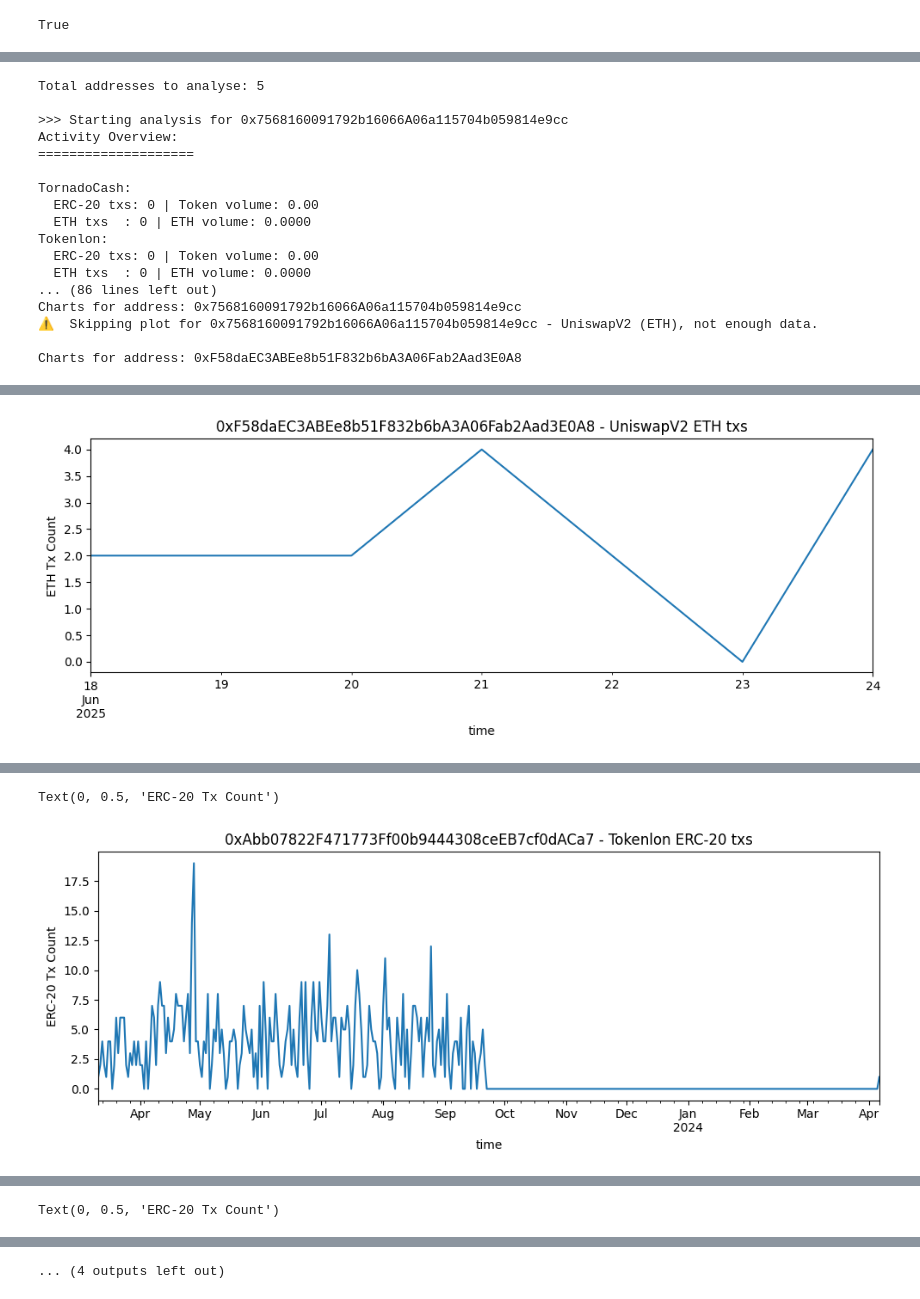
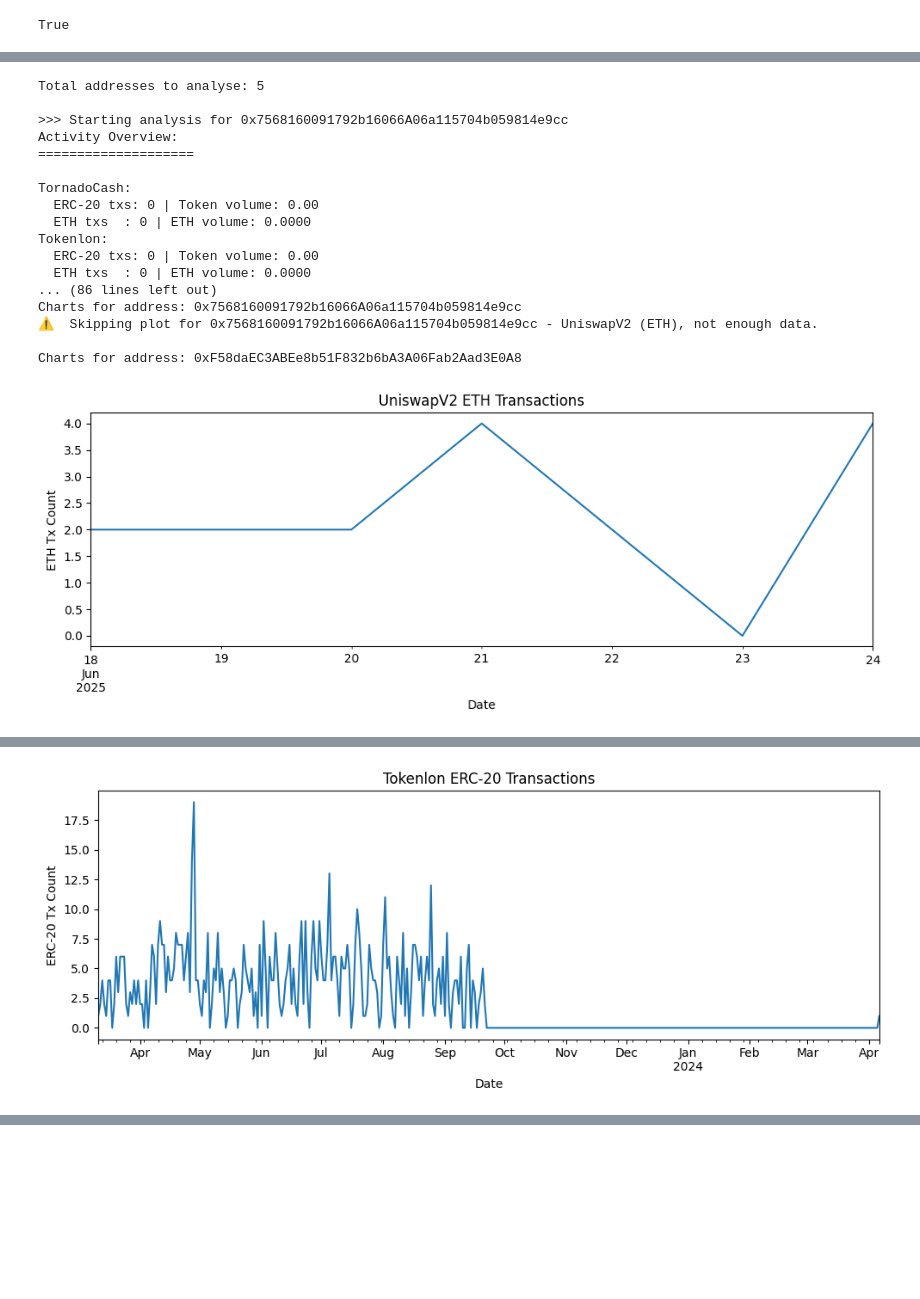
Before and after one commit to InsightsByIvy/Analysing-Scam-Patterns-in-Ethereum-Transactions, a Jupyter notebook: Notebooks/Mock_Analysis/multi_address_analysis.ipynb, the cells around one changed output, grey strips where cells are left out. Drawn from its saved outputs; the diff is of its cells as text; code cells hidden in the pictures; blank space fills up the shorter version.

```diff
--- a/Notebooks/Mock_Analysis/multi_address_analysis.ipynb
+++ b/Notebooks/Mock_Analysis/multi_address_analysis.ipynb
@@ -155,44 +190,55 @@ for addr in addresses:
         sys.stdout.flush()
 
 # Group plots by address
 charts_by_address = defaultdict(list)
 for tx_type, name, addr, df in all_plots:
     charts_by_address[addr].append((tx_type, name, df))
 
 # Plotting
-for addr, charts in charts_by_address.items():
-    print(f"\nCharts for address: {addr}")
-    sys.stdout.flush()
-    for tx_type, service, df in charts:
-        resampled = df.set_index('time').resample('D').size()
+def plot_charts(charts_by_address):
+    for addr, charts in charts_by_address.items():
+        print(f"\nCharts for address: {addr}")
+        sys.stdout.flush()
 
-        if len(resampled) < 2:
-            print(f"⚠️  Skipping plot for {addr} - {service} ({tx_type}), not enough data.")
-            sys.stdout.flush()
-            continue
+        for tx_type, service, df in charts:
+            resampled = df.set_index('time').resample('D').size()
 
-        fig, ax = plt.subplots(figsize=(10, 4))
-        resampled.plot(ax=ax, title=f"{addr} - {service} {tx_type} txs")
-        ax.set_ylabel(f"{tx_type} Tx Count")
-        fig.tight_layout()
-        plt.show()
+            if len(resampled) < 2:
+                print(f"⚠️  Skipping plot for {addr} - {service} ({tx_type}), not enough data.")
+                sys.stdout.flush()
+                continue
+
+            fig, ax = plt.subplots(figsize=(10, 4))
+            resampled.plot(ax=ax)
+            ax.set_title(f"{service} {tx_type} Transactions")
+            ax.set_ylabel(f"{tx_type} Tx Count")
+            ax.set_xlabel("Date")
+            fig.tight_layout()
+            plt.show()
+
+            # suppress object output
+            plt.close(fig)
+
+plot_charts(charts_by_address)
+
 
 print("\n=== All analyses and charts completed ===")
 # %% [output]
 Total addresses to analyse: 5
 
 >>> Starting analysis for 0x7568160091792b16066A06a115704b059814e9cc
 Activity Overview:
 ====================
 
 TornadoCash:
   ERC-20 txs: 0 | Token volume: 0.00
   ETH txs  : 0 | ETH volume: 0.0000
 Tokenlon:
   ERC-20 txs: 0 | Token volume: 0.00
   ETH txs  : 0 | ETH volume: 0.0000
 ... (86 lines left out)
 Charts for address: 0x7568160091792b16066A06a115704b059814e9cc
 ⚠️  Skipping plot for 0x7568160091792b16066A06a115704b059814e9cc - UniswapV2 (ETH), not enough data.
 
 Charts for address: 0xF58daEC3ABEe8b51F832b6bA3A06Fab2Aad3E0A8
+[figure, new version]
@@ -199,0 +246 @@ Charts for address: 0xF58daEC3ABEe8b51F832b6bA3A06Fab2Aad3E0A8
+[figure, new version]
@@ -201 +247,0 @@ Text(0, 0.5, 'ETH Tx Count')
-[figure, old version]
@@ -204,2 +250,0 @@ Charts for address: 0xAbb07822F471773Ff00b9444308ceEB7cf0dACa7
-Text(0, 0.5, 'ERC-20 Tx Count')
-[figure, old version]
@@ -208 +250,0 @@ Charts for address: 0xa42303EE9B2eC1DB7E2a86Ed6C24AF7E49E9e8B9
-Text(0, 0.5, 'ERC-20 Tx Count')
@@ -210 +250,0 @@ Text(0, 0.5, 'ERC-20 Tx Count')
-... (4 outputs left out)
```
Also changed, not shown: parts of 6 cells of this notebook.
